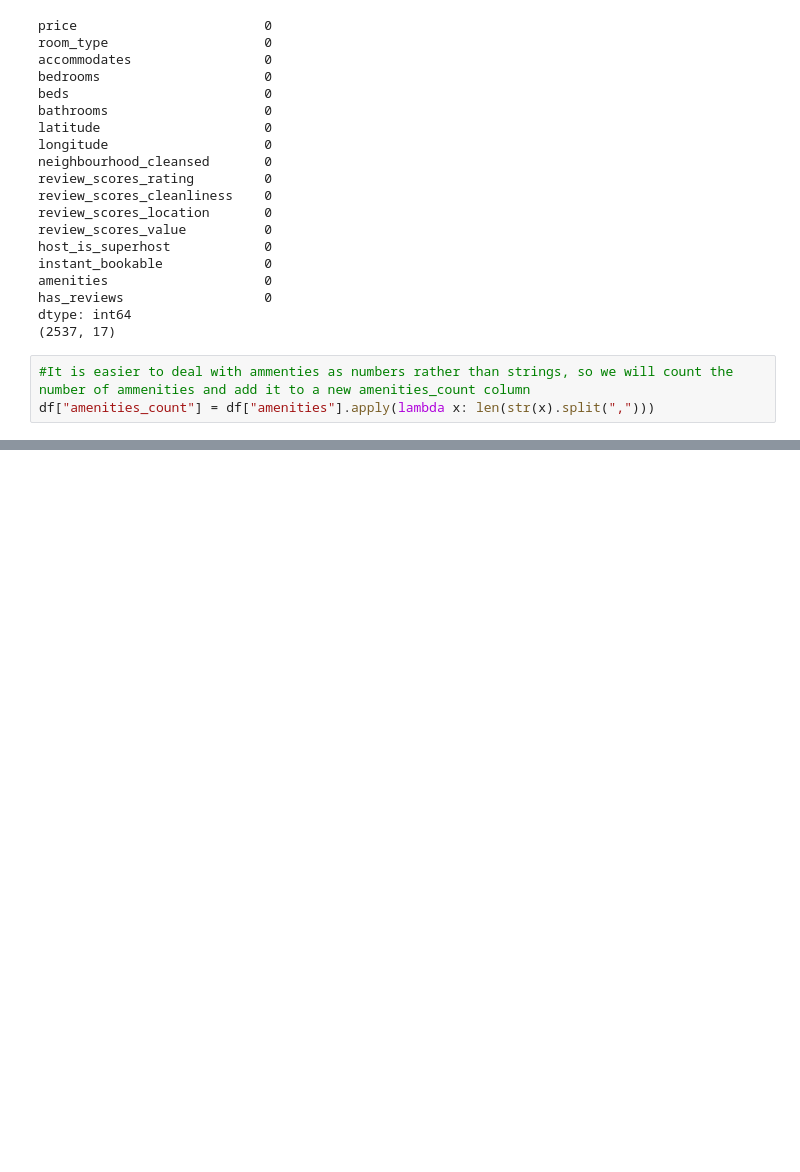
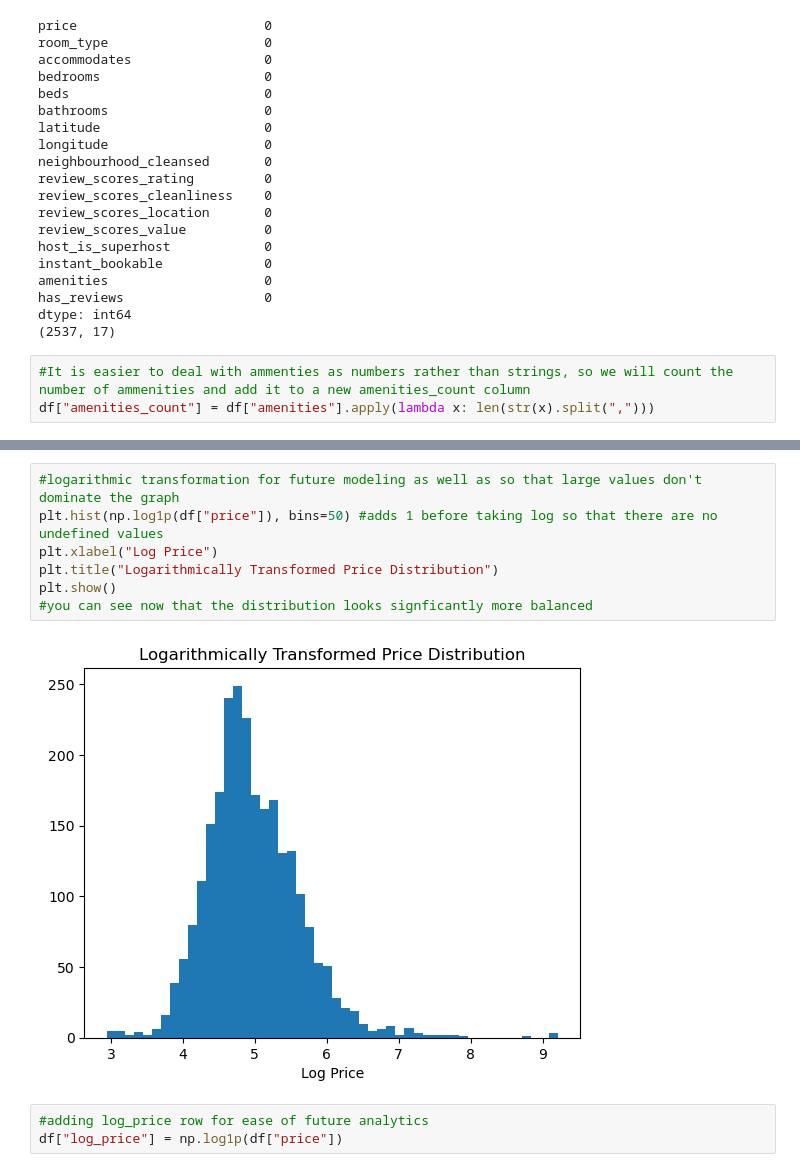
Before and after one commit to nicholaslevine/asheville-tourism, a Jupyter notebook: notebooks/analytics.ipynb, the cells around one changed output, grey strips where cells are left out. Cells and saved outputs as stored; diff of their text form; blank space fills up the shorter version.

```diff
--- a/notebooks/analytics.ipynb
+++ b/notebooks/analytics.ipynb
@@ -147,0 +217,12 @@ df["amenities_count"] = df["amenities"].apply(lambda x: len(str(x).split(",")))
+# %%
+#logarithmic transformation for future modeling as well as so that large values don't dominate the graph
+plt.hist(np.log1p(df["price"]), bins=50) #adds 1 before taking log so that there are no undefined values
+plt.xlabel("Log Price")
+plt.title("Logarithmically Transformed Price Distribution")
+plt.show()
+#you can see now that the distribution looks signficantly more balanced
+# %% [output]
+[figure, added]
+# %%
+#adding log_price row for ease of future analytics
+df["log_price"] = np.log1p(df["price"])
```
Also changed, not shown: parts of 13 cells of this notebook.
